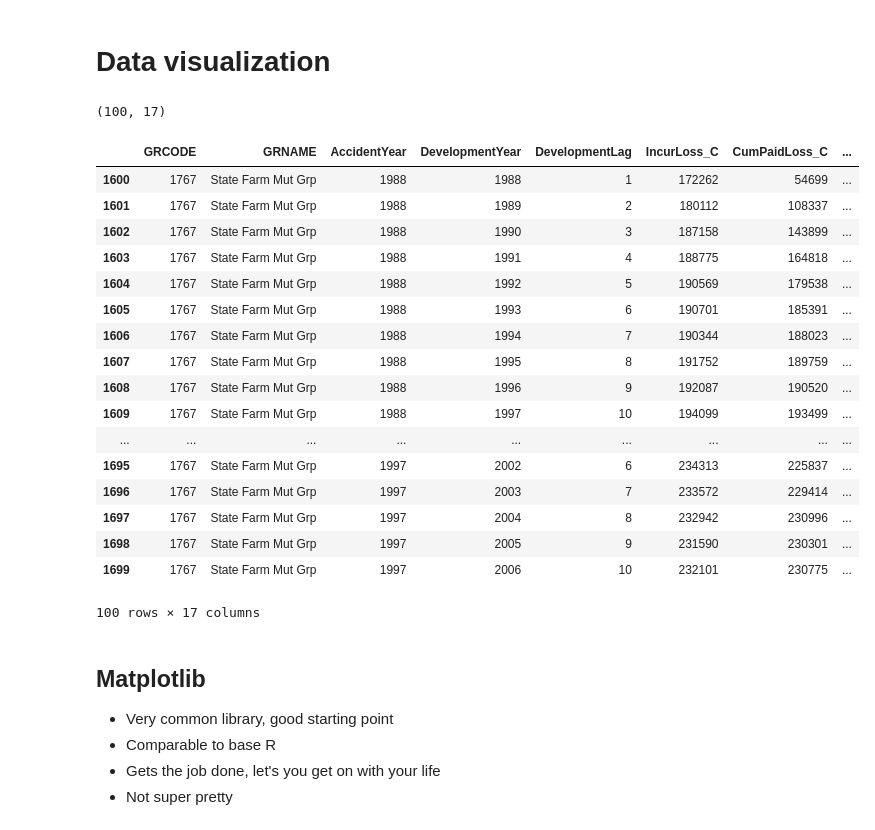
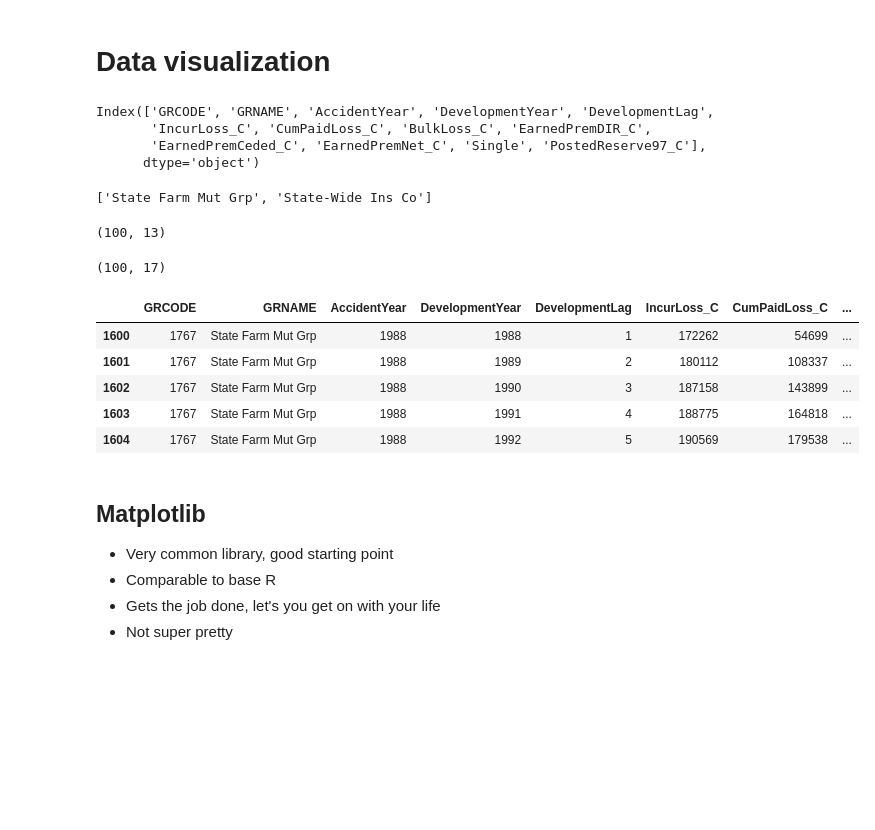
Before and after one commit to PirateGrunt/paw_rpm, a Jupyter notebook: notebooks/05_viz.ipynb, the cells around one changed output. Saved outputs shown, nothing was run; the diff lists cells and outputs as text; code cells hidden in the pictures; blank space fills up the shorter version.

Commit message:
Added nicer way to find State Farm

```diff
--- a/notebooks/05_viz.ipynb
+++ b/notebooks/05_viz.ipynb
@@ -19,6 +21,22 @@ df_ca['prior_paid'] = df_ca['CumPaidLoss_C'].shift(1)
 df_ca['prior_incurred'] = df_ca['IncurLoss_C'].shift(1)
 df_ca['incremental_paid'] = df_ca['CumPaidLoss_C'] - df_ca['prior_paid']
 df_ca['incremental_incurred'] = df_ca['IncurLoss_C'] - df_ca['prior_incurred']
+# %%
+df_ca.columns
+# %% [output]
+Index(['GRCODE', 'GRNAME', 'AccidentYear', 'DevelopmentYear', 'DevelopmentLag',
+       'IncurLoss_C', 'CumPaidLoss_C', 'BulkLoss_C', 'EarnedPremDIR_C',
+       'EarnedPremCeded_C', 'EarnedPremNet_C', 'Single', 'PostedReserve97_C'],
+      dtype='object')
+# %%
+# find State Farm contenders
+[i for i in df_ca.GRNAME.unique() if i[:5]=='State']
+# %% [output]
+['State Farm Mut Grp', 'State-Wide Ins Co']
+# %%
+df_ca.query(' GRNAME == "State Farm Mut Grp" ').shape
+# %% [output]
+(100, 13)
 # %%
 df_one = df_ca[
       df_ca['GRNAME'].str.contains("State")
@@ -29,26 +47,14 @@ df_one.shape
 # %% [output]
 (100, 17)
 # %%
-df_one
+df_one.head()
 # %% [output]
 |  | GRCODE | GRNAME | AccidentYear | DevelopmentYear | DevelopmentLag | IncurLoss_C | CumPaidLoss_C | ... |
 | 1600 | 1767 | State Farm Mut Grp | 1988 | 1988 | 1 | 172262 | 54699 | ... |
 | 1601 | 1767 | State Farm Mut Grp | 1988 | 1989 | 2 | 180112 | 108337 | ... |
 | 1602 | 1767 | State Farm Mut Grp | 1988 | 1990 | 3 | 187158 | 143899 | ... |
 | 1603 | 1767 | State Farm Mut Grp | 1988 | 1991 | 4 | 188775 | 164818 | ... |
 | 1604 | 1767 | State Farm Mut Grp | 1988 | 1992 | 5 | 190569 | 179538 | ... |
-| 1605 | 1767 | State Farm Mut Grp | 1988 | 1993 | 6 | 190701 | 185391 | ... |
-| 1606 | 1767 | State Farm Mut Grp | 1988 | 1994 | 7 | 190344 | 188023 | ... |
-| 1607 | 1767 | State Farm Mut Grp | 1988 | 1995 | 8 | 191752 | 189759 | ... |
-| 1608 | 1767 | State Farm Mut Grp | 1988 | 1996 | 9 | 192087 | 190520 | ... |
-| 1609 | 1767 | State Farm Mut Grp | 1988 | 1997 | 10 | 194099 | 193499 | ... |
-| ... | ... | ... | ... | ... | ... | ... | ... | ... |
-| 1695 | 1767 | State Farm Mut Grp | 1997 | 2002 | 6 | 234313 | 225837 | ... |
-| 1696 | 1767 | State Farm Mut Grp | 1997 | 2003 | 7 | 233572 | 229414 | ... |
-| 1697 | 1767 | State Farm Mut Grp | 1997 | 2004 | 8 | 232942 | 230996 | ... |
-| 1698 | 1767 | State Farm Mut Grp | 1997 | 2005 | 9 | 231590 | 230301 | ... |
-| 1699 | 1767 | State Farm Mut Grp | 1997 | 2006 | 10 | 232101 | 230775 | ... |
-100 rows × 17 columns
 # %% [markdown]
 ## Matplotlib
 
```
Also changed, not shown: parts of 1 cell of this notebook.
